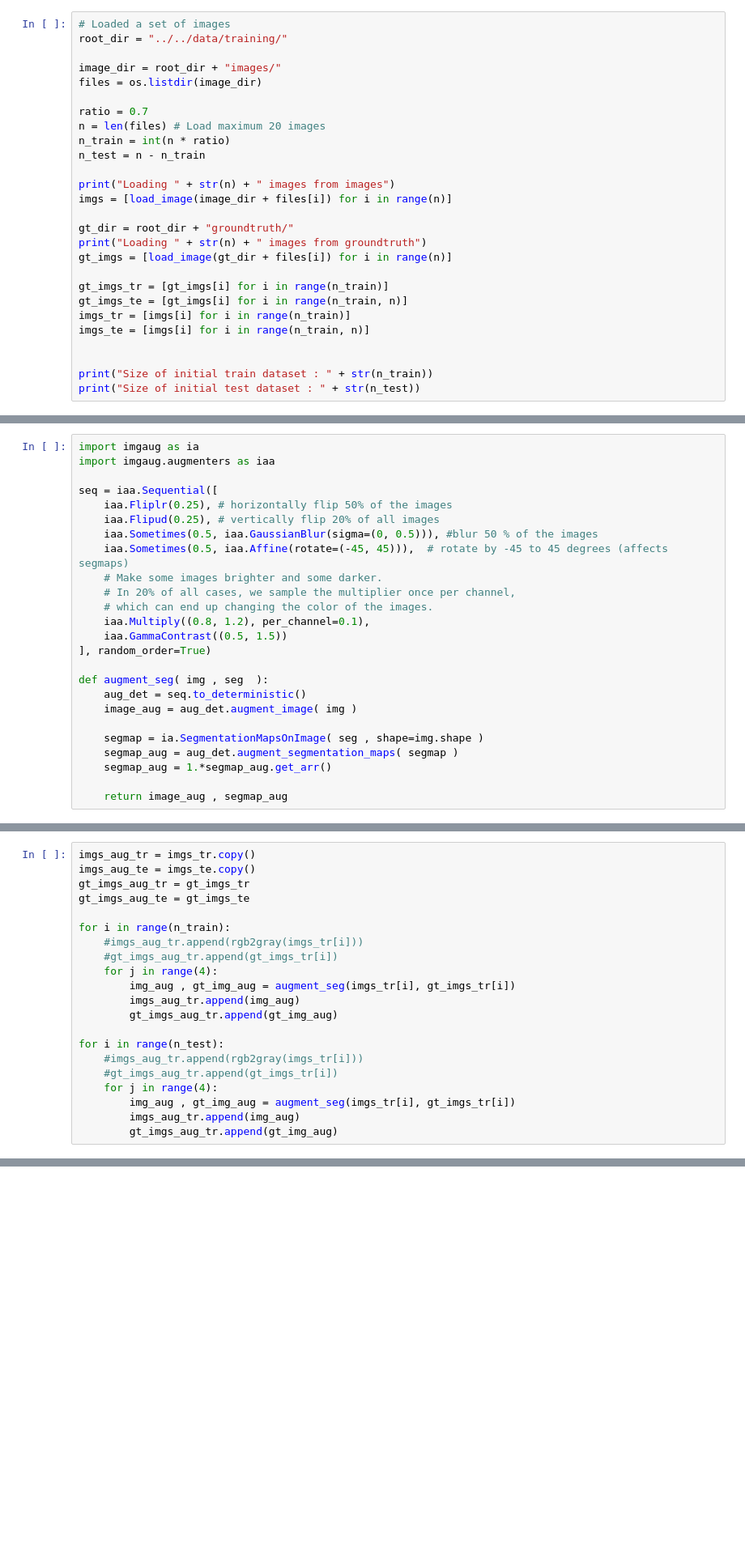
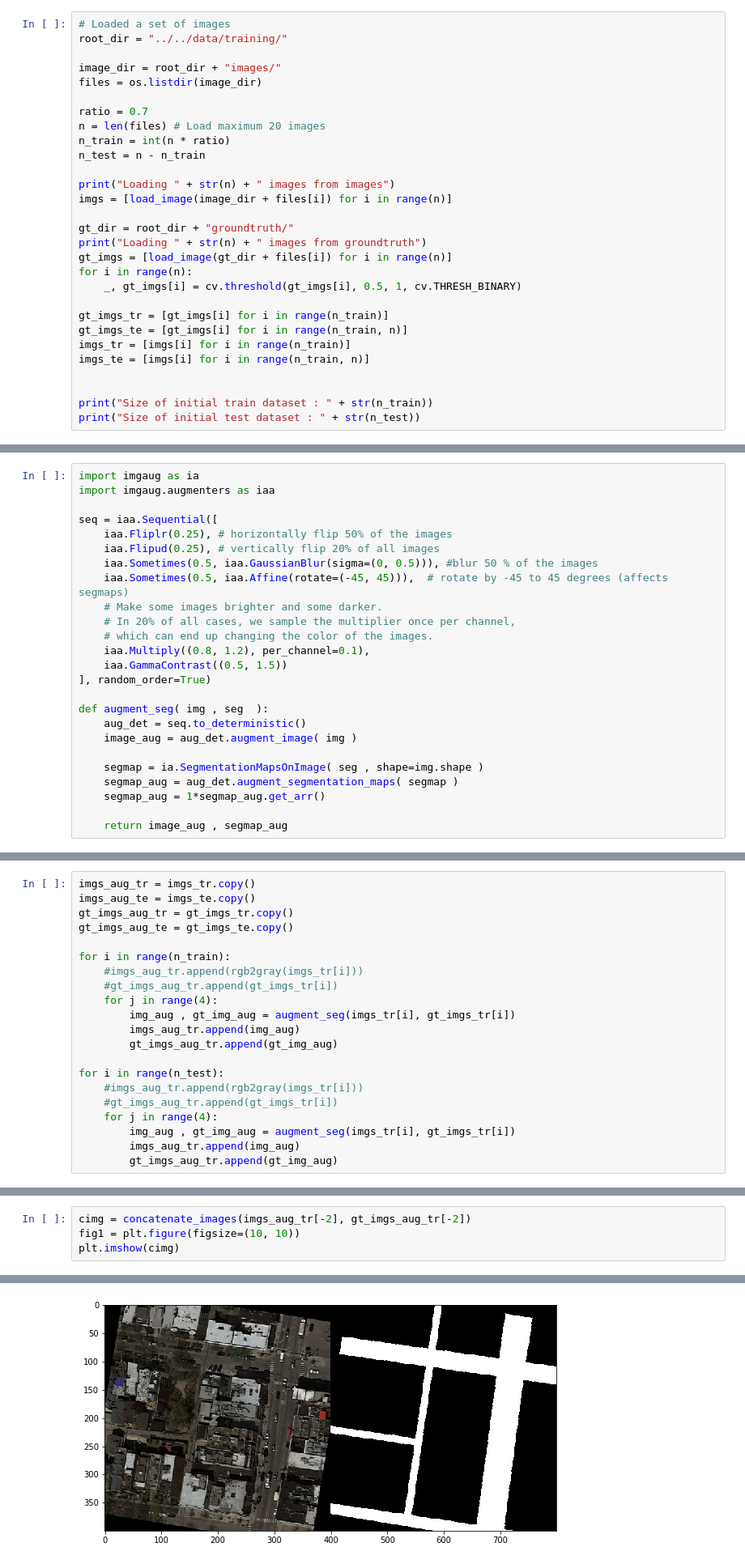
Before and after one commit to Arturjssln/ML_project2, a Jupyter notebook: src/artur/data_augmentation.ipynb, the cells around one changed output, grey strips where cells are left out. Shown at 81% size. Saved outputs shown, nothing was run; the diff lists cells and outputs as text; blank space fills up the shorter version.

```diff
--- a/src/artur/data_augmentation.ipynb
+++ b/src/artur/data_augmentation.ipynb
@@ -71,6 +73,8 @@ imgs = [load_image(image_dir + files[i]) for i in range(n)]
 gt_dir = root_dir + "groundtruth/"
 print("Loading " + str(n) + " images from groundtruth")
 gt_imgs = [load_image(gt_dir + files[i]) for i in range(n)]
+for i in range(n):
+    _, gt_imgs[i] = cv.threshold(gt_imgs[i], 0.5, 1, cv.THRESH_BINARY)
 
 gt_imgs_tr = [gt_imgs[i] for i in range(n_train)]
 gt_imgs_te = [gt_imgs[i] for i in range(n_train, n)]
@@ -102,7 +111,7 @@ def augment_seg( img , seg  ):
 
     segmap = ia.SegmentationMapsOnImage( seg , shape=img.shape )
     segmap_aug = aug_det.augment_segmentation_maps( segmap )
-    segmap_aug = 1.*segmap_aug.get_arr()
+    segmap_aug = 1*segmap_aug.get_arr()
 
     return image_aug , segmap_aug
 # %%
@@ -113,8 +132,8 @@ plt.imshow(cimg)
 # %%
 imgs_aug_tr = imgs_tr.copy()
 imgs_aug_te = imgs_te.copy()
-gt_imgs_aug_tr = gt_imgs_tr
-gt_imgs_aug_te = gt_imgs_te
+gt_imgs_aug_tr = gt_imgs_tr.copy()
+gt_imgs_aug_te = gt_imgs_te.copy()
 
 for i in range(n_train):
     #imgs_aug_tr.append(rgb2gray(imgs_tr[i]))
@@ -136,0 +153,5 @@ print(len(imgs_aug_tr))
+# %%
+cimg = concatenate_images(imgs_aug_tr[-2], gt_imgs_aug_tr[-2])
+fig1 = plt.figure(figsize=(10, 10))
+plt.imshow(cimg)
+# %% [output]
@@ -136,0 +159 @@ print(len(imgs_aug_tr))
+[figure, added]
```
Also changed, not shown: parts of 6 cells of this notebook.
